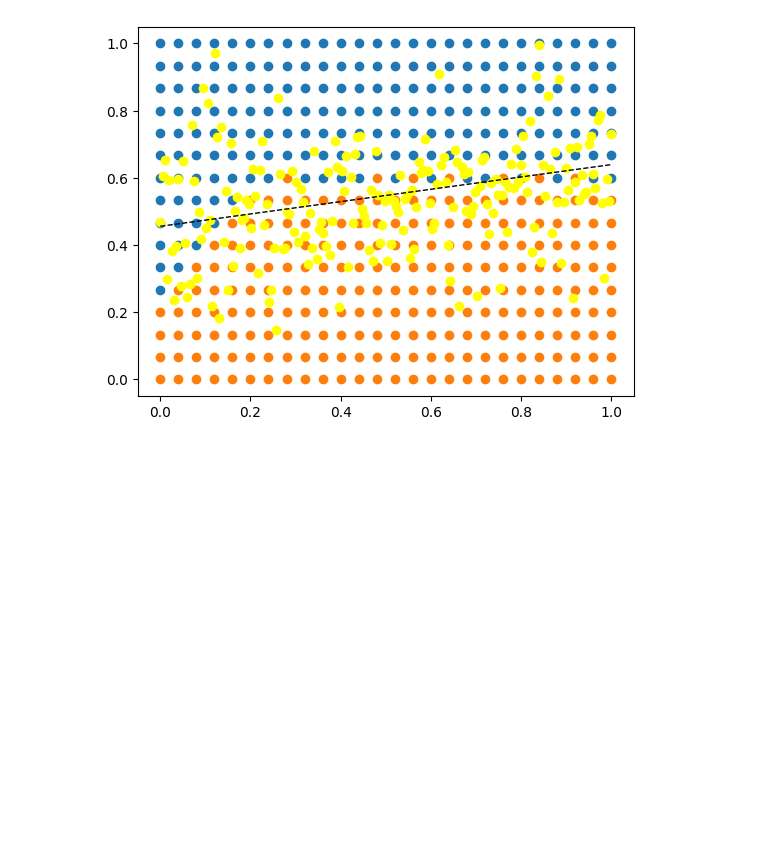
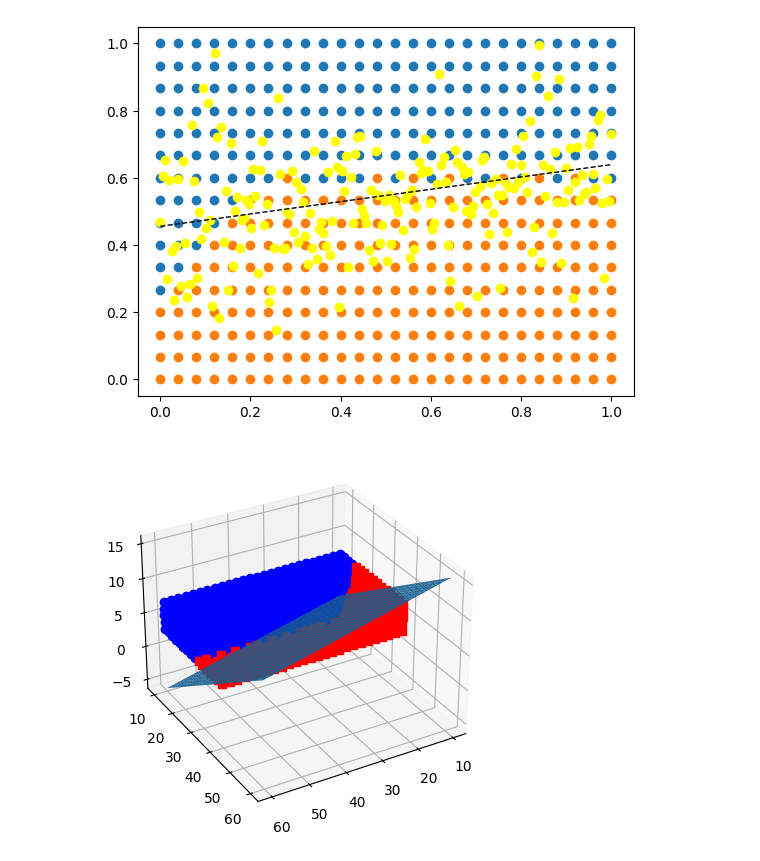
Before and after one commit to patrickw16/sim_loop, a Jupyter notebook: results/analyze_all_logs_local.ipynb, the cells around one changed output. Drawn from its saved outputs; the diff is of its cells as text; code cells hidden in the pictures; blank space fills up the shorter version.

Commit message:
boundary decision using logistic regression defined

```diff
--- a/results/analyze_all_logs_local.ipynb
+++ b/results/analyze_all_logs_local.ipynb
@@ -248,3 +248,38 @@ plt.scatter(x_values, yd_noise, color='yellow')
 # %% [output]
 <matplotlib.collections.PathCollection at 0x...>
 [figure]
+# %%
+from sklearn.svm import SVC
+import sklearn.linear_model
+import numpy as np
+import matplotlib.pyplot as plt
+from sklearn import svm, datasets
+from mpl_toolkits.mplot3d import Axes3D
+
+feature_cols = ['s_delta', 'v_delta', 'ego_max_dec']
+X = df_cc_human_driver[feature_cols] # Features
+Y = df_cc_human_driver.collision # Target variable
+
+# Fit the data to a logistic regression model.
+clf = sklearn.linear_model.LogisticRegression()
+clf.fit(X, Y)
+
+# The equation of the separating plane is given by all x so that np.dot(svc.coef_[0], x) + b = 0.
+# Solve for w3 (z)
+z = lambda x,y: (-clf.intercept_[0]-clf.coef_[0][0]*x -clf.coef_[0][1]*y) / clf.coef_[0][2]
+
+tmp = np.linspace(10,60,30)
+x,y = np.meshgrid(tmp,tmp)
+
+df_coll = df_cc_human_driver[~df_cc_human_driver['collision']]
+df_no_coll = df_cc_human_driver[df_cc_human_driver['collision']]
+
+fig = plt.figure()
+ax  = fig.add_subplot(111, projection='3d')
+ax.plot3D(df_coll['s_delta'], df_coll['v_delta'], df_coll['ego_max_dec'],'ob')
+ax.plot3D(df_no_coll['s_delta'], df_no_coll['v_delta'], df_no_coll['ego_max_dec'],'sr')
+ax.plot_surface(x, y, z(x,y))
+ax.view_init(30, 60)
+plt.show()
+# %% [output]
+[figure, added]
```
Also changed, not shown: 1 other file.
